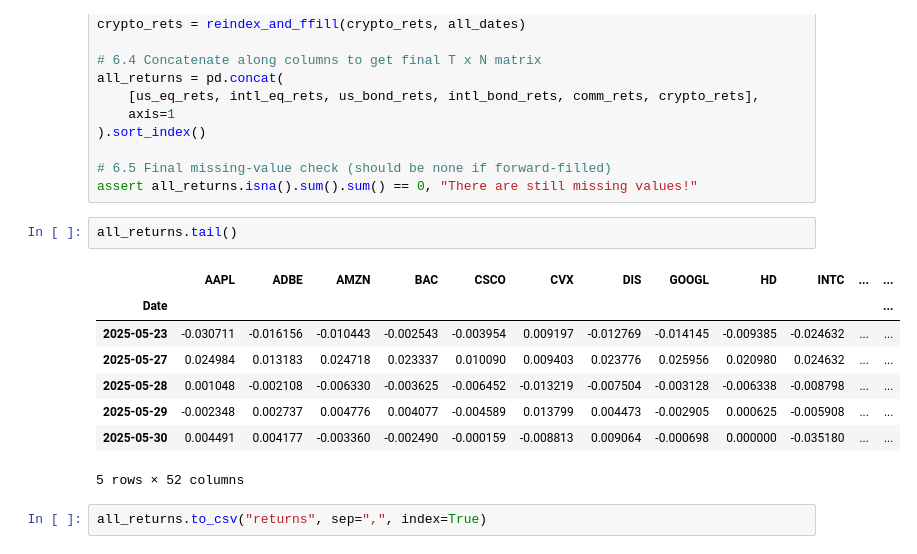
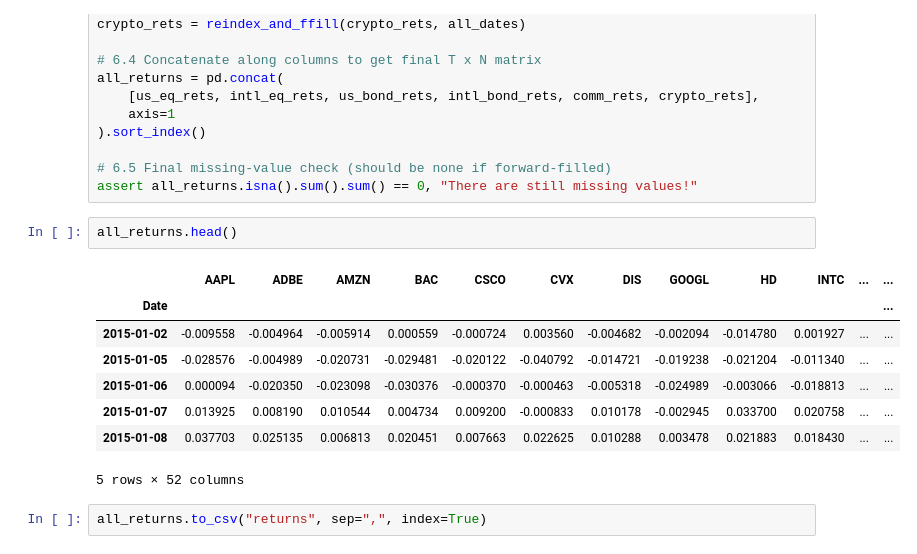
Before and after one commit to SvenHockers/PortfolioOptimalisation, a Jupyter notebook: experimental/AdaptiveWindow/data_prep.ipynb, the cells around one changed output. Drawn from its saved outputs; the diff is of its cells as text.

```diff
--- a/experimental/AdaptiveWindow/data_prep.ipynb
+++ b/experimental/AdaptiveWindow/data_prep.ipynb
@@ -268,15 +270,15 @@ all_returns = pd.concat(
 # 6.5 Final missing‐value check (should be none if forward‐filled)
 assert all_returns.isna().sum().sum() == 0, "There are still missing values!"
 # %%
-all_returns.tail()
+all_returns.head()
 # %% [output]
 |  | AAPL | ADBE | AMZN | BAC | CSCO | CVX | DIS | GOOGL | HD | INTC | ... | ... |
 | Date |  |  |  |  |  |  |  |  |  |  |  | ... |
-| 2025-05-23 | -0.030711 | -0.016156 | -0.010443 | -0.002543 | -0.003954 | 0.009197 | -0.012769 | -0.014145 | -0.009385 | -0.024632 | ... | ... |
-| 2025-05-27 | 0.024984 | 0.013183 | 0.024718 | 0.023337 | 0.010090 | 0.009403 | 0.023776 | 0.025956 | 0.020980 | 0.024632 | ... | ... |
-| 2025-05-28 | 0.001048 | -0.002108 | -0.006330 | -0.003625 | -0.006452 | -0.013219 | -0.007504 | -0.003128 | -0.006338 | -0.008798 | ... | ... |
-| 2025-05-29 | -0.002348 | 0.002737 | 0.004776 | 0.004077 | -0.004589 | 0.013799 | 0.004473 | -0.002905 | 0.000625 | -0.005908 | ... | ... |
-| 2025-05-30 | 0.004491 | 0.004177 | -0.003360 | -0.002490 | -0.000159 | -0.008813 | 0.009064 | -0.000698 | 0.000000 | -0.035180 | ... | ... |
+| 2015-01-02 | -0.009558 | -0.004964 | -0.005914 | 0.000559 | -0.000724 | 0.003560 | -0.004682 | -0.002094 | -0.014780 | 0.001927 | ... | ... |
+| 2015-01-05 | -0.028576 | -0.004989 | -0.020731 | -0.029481 | -0.020122 | -0.040792 | -0.014721 | -0.019238 | -0.021204 | -0.011340 | ... | ... |
+| 2015-01-06 | 0.000094 | -0.020350 | -0.023098 | -0.030376 | -0.000370 | -0.000463 | -0.005318 | -0.024989 | -0.003066 | -0.018813 | ... | ... |
+| 2015-01-07 | 0.013925 | 0.008190 | 0.010544 | 0.004734 | 0.009200 | -0.000833 | 0.010178 | -0.002945 | 0.033700 | 0.020758 | ... | ... |
+| 2015-01-08 | 0.037703 | 0.025135 | 0.006813 | 0.020451 | 0.007663 | 0.022625 | 0.010288 | 0.003478 | 0.021883 | 0.018430 | ... | ... |
 5 rows × 52 columns
 # %%
 all_returns.to_csv("returns", sep=",", index=True)
```
Also changed, not shown: parts of 1 cell of this notebook, 12 other files.
